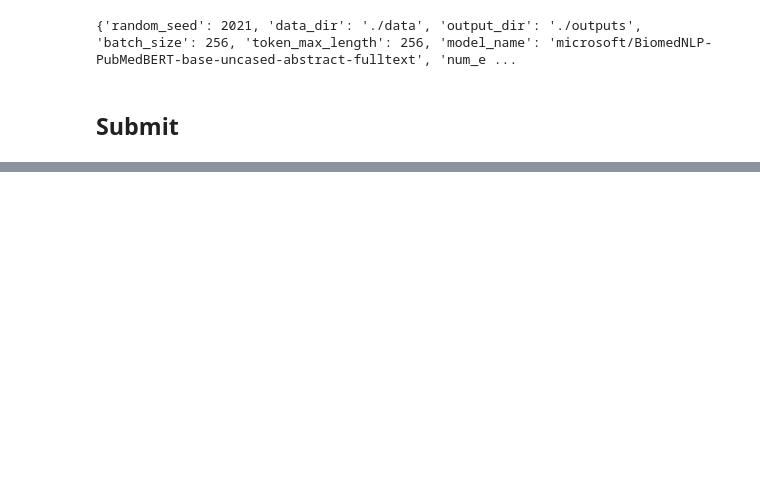
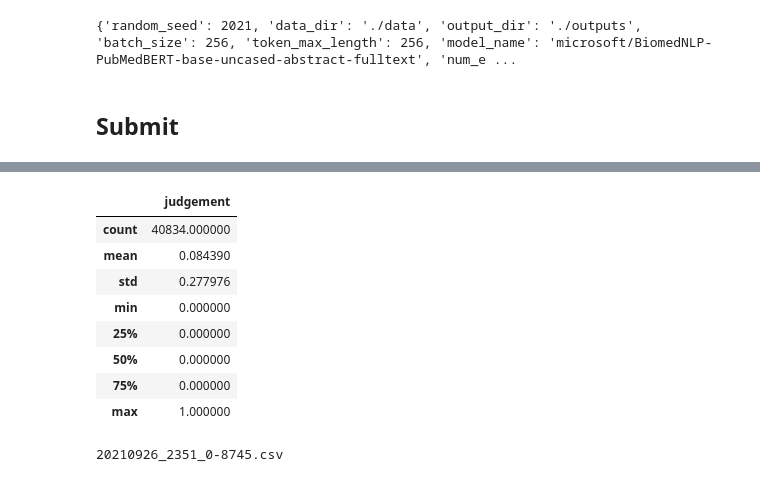
Before and after one commit to kuboko-jp/Classification_MedicalPapers_PyTorch, a Jupyter notebook: RoBERTa.ipynb, the cells around one changed output, grey strips where cells are left out. Saved outputs shown, nothing was run; the diff lists cells and outputs as text; code cells hidden in the pictures; blank space fills up the shorter version.

```diff
--- a/RoBERTa.ipynb
+++ b/RoBERTa.ipynb
@@ -628,0 +641,24 @@ KeyError: 0
+# %%
+sample_submit_df.describe()
+# %% [output]
+|  | judgement |
+| count | 40834.000000 |
+| mean | 0.084390 |
+| std | 0.277976 |
+| min | 0.000000 |
+| 25% | 0.000000 |
+| 50% | 0.000000 |
+| 75% | 0.000000 |
+| max | 1.000000 |
+# %%
+jst = dt.timezone(dt.timedelta(hours=+9), 'JST')
+dt_now = dt.datetime.now(jst)
+dt_now_str = dt_now.strftime('%Y%m%d_%H%M')
+submit_str = f"{dt_now_str}_{test_fb_score:.4f}".replace('.', '-')
+submit_str = f"{submit_str}.csv"
+print(submit_str)
+
+os.makedirs('./submit', exist_ok=True)
+sample_submit_df.to_csv(os.path.join('submit', submit_str), header=False)
+# %% [output]
+20210926_2351_0-8745.csv
```
Also changed, not shown: parts of 19 cells of this notebook, 3 other files.
